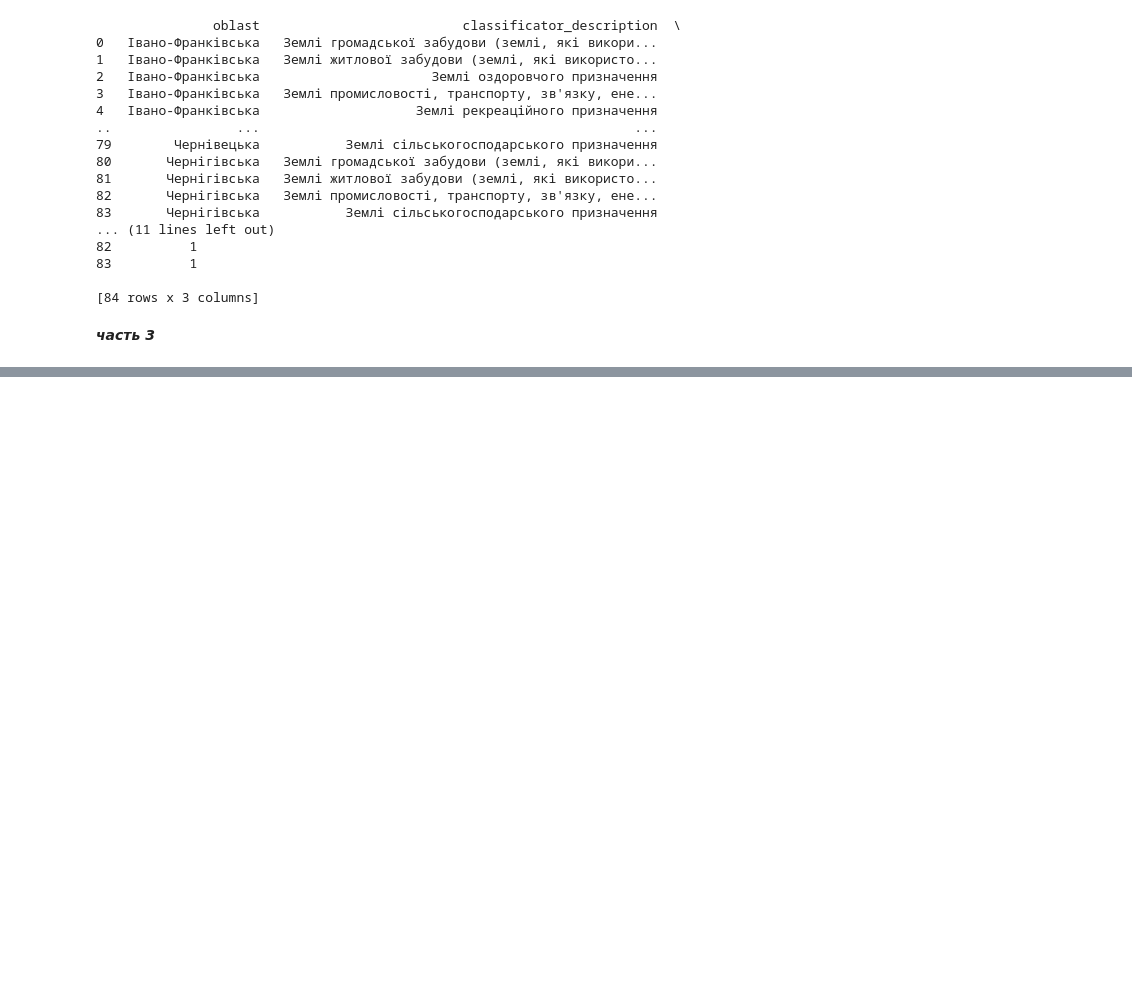
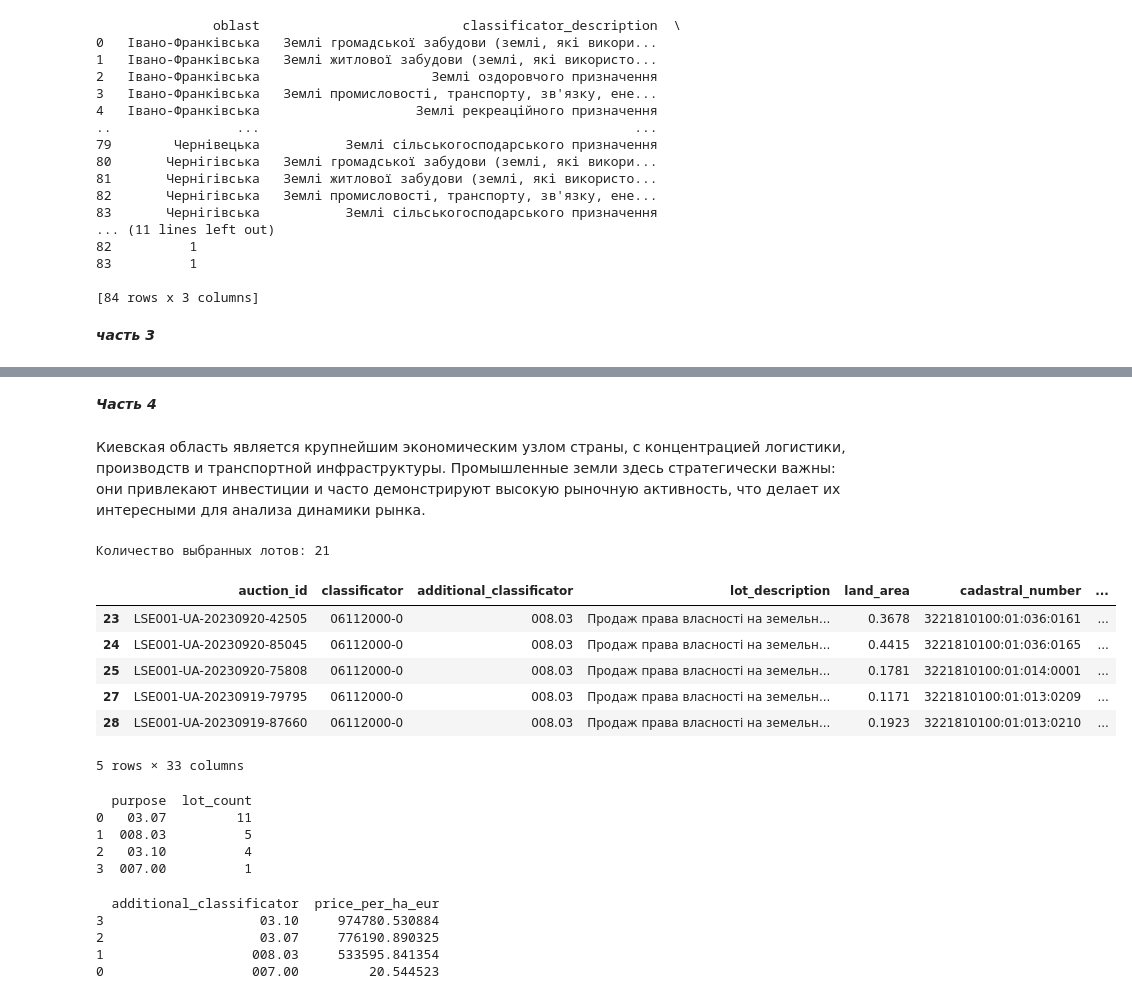
Before and after one commit to aikokass82-design/home-tasks-, a Jupyter notebook: Diplom.ipynb, the cells around one changed output, grey strips where cells are left out. Cells and saved outputs as stored; diff of their text form; code cells hidden in the pictures; blank space fills up the shorter version.

```diff
--- a/Diplom.ipynb
+++ b/Diplom.ipynb
@@ -297,11 +300,3 @@ print(lot_counts)
 [84 rows x 3 columns]
 # %% [markdown]
 ***часть 3***
-# %%
-auctions = pd.read_sql("SELECT * FROM auctions", engine)
-print(auctions.columns)
-df = auctions.merge(customers, how='left', on='customer_edrpou')
-df = df.merge(classificator, how='left', left_on='classificator', right_on='classificator_code')
-df = df.merge(additional_classificator, how='left', left_on='additional_classificator', right_on='code')
-print(df.columns)
-df['auction_date'] = pd.to_datetime(df['auction_date'])
@@ -344,0 +344,8 @@ KeyboardInterrupt:
+# %%
+#3
+print(df[['oblast', 'classificator', 'sale_price_eur', 'land_area']].head())
+df['price_per_ha_eur'] = df['sale_price_eur'] / df['land_area']
+avg_price_per_ha = df.groupby(['oblast', 'classificator'])['price_per_ha_eur'].mean().reset_index()
+avg_price_per_ha['price_per_ha_eur'] = avg_price_per_ha['price_per_ha_eur'].round(2)
+avg_price_per_ha = avg_price_per_ha.sort_values(['oblast', 'classificator'])
+print(avg_price_per_ha.head(20))
@@ -344,0 +443,43 @@ KeyboardInterrupt:
+# %% [markdown]
+***Часть 4***
+# %% [markdown]
+
+Киевская область является крупнейшим экономическим узлом страны, с концентрацией логистики, производств и транспортной инфраструктуры. Промышленные земли здесь стратегически важны: они привлекают инвестиции и часто демонстрируют высокую рыночную активность, что делает их интересными для анализа динамики рынка.
+# %%
+#1
+kyiv_df = df[(df['oblast'] == 'Київська') & (df['classificator'] == '06112000-0')].copy()
+
+print(f"Количество выбранных лотов: {len(kyiv_df)}")
+kyiv_df.head()
+# %% [output]
+Количество выбранных лотов: 21
+|  | auction_id | classificator | additional_classificator | lot_description | land_area | cadastral_number | ... |
+| 23 | LSE001-UA-20230920-42505 | 06112000-0 | 008.03 | Продаж права власності на земельн... | 0.3678 | 3221810100:01:036:0161 | ... |
+| 24 | LSE001-UA-20230920-85045 | 06112000-0 | 008.03 | Продаж права власності на земельн... | 0.4415 | 3221810100:01:036:0165 | ... |
+| 25 | LSE001-UA-20230920-75808 | 06112000-0 | 008.03 | Продаж права власності на земельн... | 0.1781 | 3221810100:01:014:0001 | ... |
+| 27 | LSE001-UA-20230919-79795 | 06112000-0 | 008.03 | Продаж права власності на земельн... | 0.1171 | 3221810100:01:013:0209 | ... |
+| 28 | LSE001-UA-20230919-87660 | 06112000-0 | 008.03 | Продаж права власності на земельн... | 0.1923 | 3221810100:01:013:0210 | ... |
+5 rows × 33 columns
+# %%
+#2
+lot_counts = kyiv_df['additional_classificator'].value_counts().reset_index()
+lot_counts.columns = ['purpose', 'lot_count']
+print(lot_counts.head())
+# %% [output]
+  purpose  lot_count
+0   03.07         11
+1  008.03          5
+2   03.10          4
+3  007.00          1
+# %%
+#3
+kyiv_df['price_per_ha_eur'] = kyiv_df['sale_price_eur'] / kyiv_df['land_area']
+avg_price_per_ha = kyiv_df.groupby('additional_classificator')['price_per_ha_eur'].mean().reset_index()
+avg_price_per_ha = avg_price_per_ha.sort_values('price_per_ha_eur', ascending=False)
+print(avg_price_per_ha.head())
+# %% [output]
+  additional_classificator  price_per_ha_eur
+3                    03.10     974780.530884
+2                    03.07     776190.890325
+1                   008.03     533595.841354
+0                   007.00         20.544523
```
Also changed, not shown: parts of 10 cells of this notebook.
